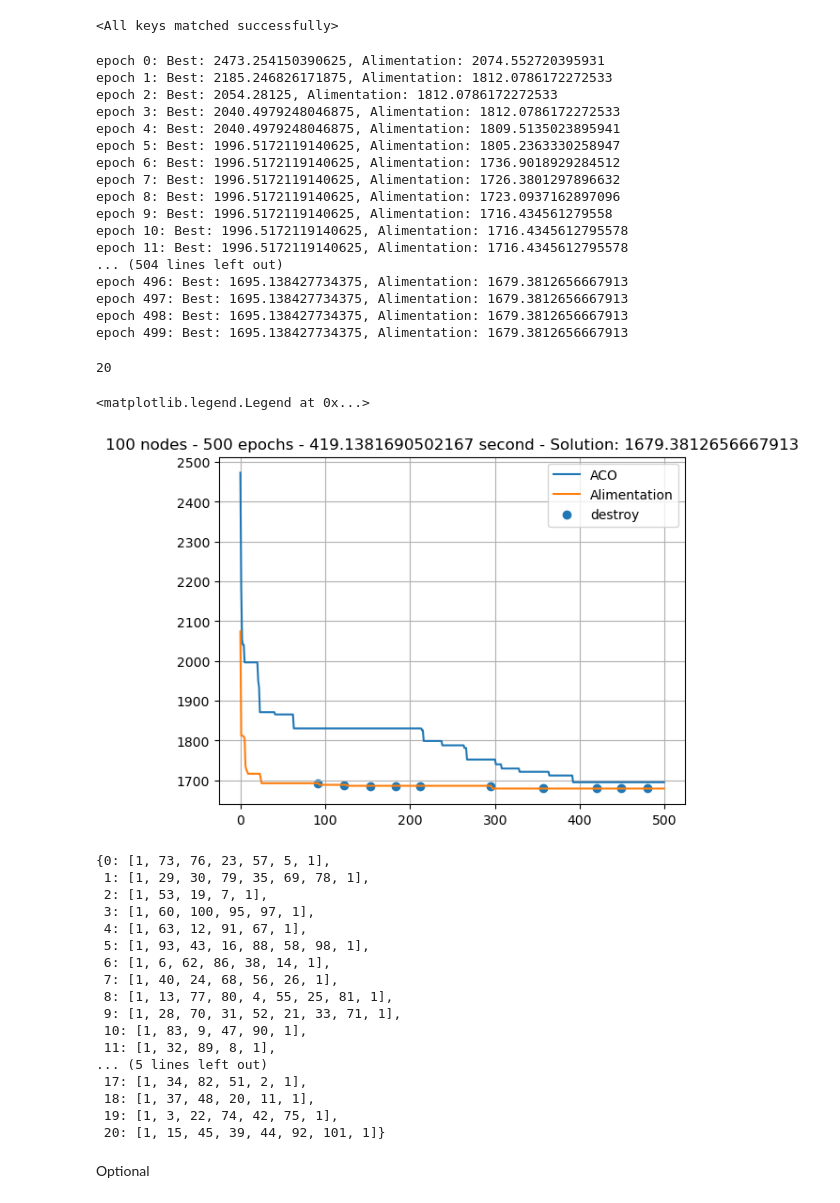
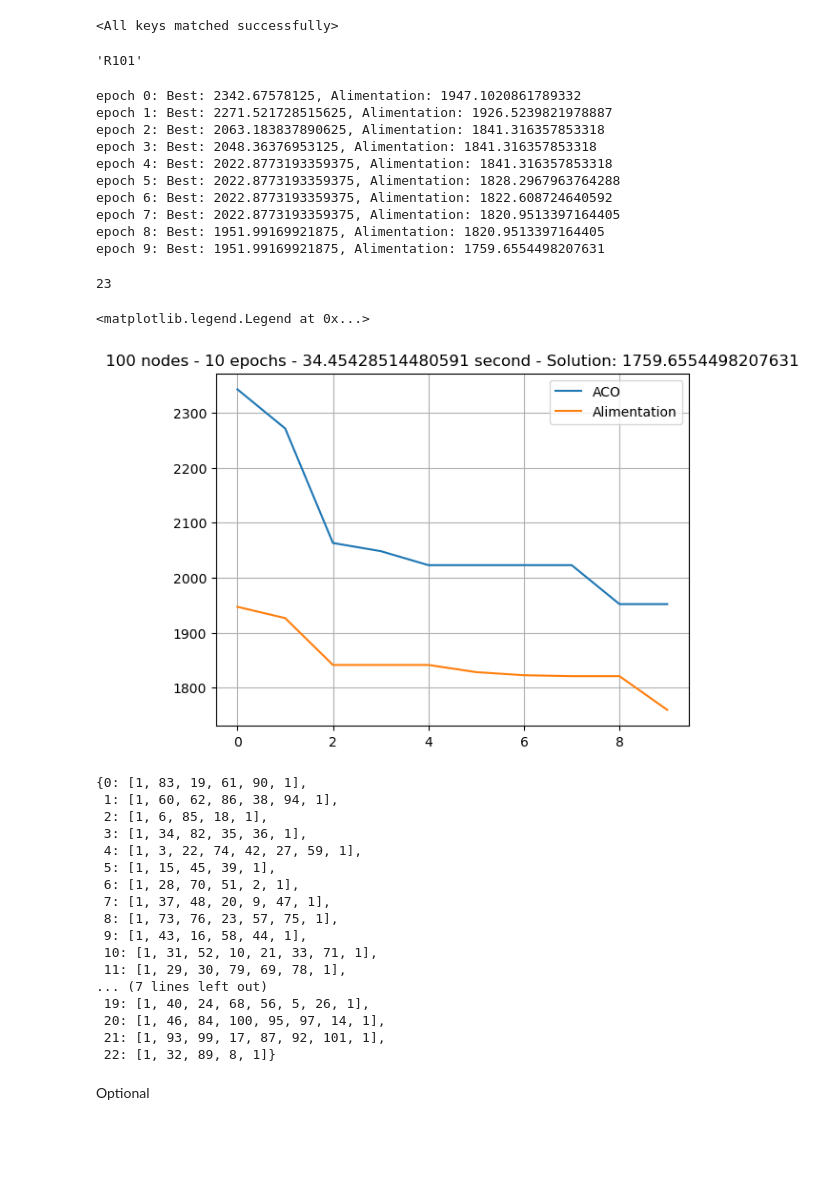
Before and after one commit to langkhachhoha/AMO-ACO-Inference, a Jupyter notebook: AMO-ACO.ipynb, the cells around one changed output. Saved outputs shown, nothing was run; the diff lists cells and outputs as text; code cells hidden in the pictures; blank space fills up the shorter version.

```diff
--- a/AMO-ACO.ipynb
+++ b/AMO-ACO.ipynb
@@ -52,6 +53,12 @@ colony.customer_cord()
 colony.euclidean_distance()
 colony.width_window()
 _ = colony.path_pheromon()
+# %%
+with open('Data.txt', 'r') as f:
+    name = f.readline()
+name.rstrip()
+# %% [output]
+'R101'
 # %%
 def convert_dict(path): # path: tensor depot 0(m,)
     path += 1
@@ -84,7 +91,7 @@ def update_btnt(path, cost, pheromone, effort, k_candidate, prob_to_update, rewa
     return reward_coff, pheromone
 # %%
 import time
-max_iteration = 500
+max_iteration = 10
 n_customer = len(data)
 k_candidate = 100
 prob_to_update = 0.05
@@ -231,58 +238,51 @@ for k in range(max_iteration):
 t2 = time.time()
 time_run = t2-t1
 # %% [output]
-epoch 0: Best: 2473.254150390625, Alimentation: 2074.552720395931
-epoch 1: Best: 2185.246826171875, Alimentation: 1812.0786172272533
-epoch 2: Best: 2054.28125, Alimentation: 1812.0786172272533
-epoch 3: Best: 2040.4979248046875, Alimentation: 1812.0786172272533
-epoch 4: Best: 2040.4979248046875, Alimentation: 1809.5135023895941
-epoch 5: Best: 1996.5172119140625, Alimentation: 1805.2363330258947
-epoch 6: Best: 1996.5172119140625, Alimentation: 1736.9018929284512
-epoch 7: Best: 1996.5172119140625, Alimentation: 1726.3801297896632
-epoch 8: Best: 1996.5172119140625, Alimentation: 1723.0937162897096
-epoch 9: Best: 1996.5172119140625, Alimentation: 1716.434561279558
-epoch 10: Best: 1996.5172119140625, Alimentation: 1716.4345612795578
-epoch 11: Best: 1996.5172119140625, Alimentation: 1716.4345612795578
-... (504 lines left out)
-epoch 496: Best: 1695.138427734375, Alimentation: 1679.3812656667913
-epoch 497: Best: 1695.138427734375, Alimentation: 1679.3812656667913
-epoch 498: Best: 1695.138427734375, Alimentation: 1679.3812656667913
-epoch 499: Best: 1695.138427734375, Alimentation: 1679.3812656667913
+epoch 0: Best: 2342.67578125, Alimentation: 1947.1020861789332
+epoch 1: Best: 2271.521728515625, Alimentation: 1926.5239821978887
+epoch 2: Best: 2063.183837890625, Alimentation: 1841.316357853318
+epoch 3: Best: 2048.36376953125, Alimentation: 1841.316357853318
+epoch 4: Best: 2022.8773193359375, Alimentation: 1841.316357853318
+epoch 5: Best: 2022.8773193359375, Alimentation: 1828.2967963764288
+epoch 6: Best: 2022.8773193359375, Alimentation: 1822.608724640592
+epoch 7: Best: 2022.8773193359375, Alimentation: 1820.9513397164405
+epoch 8: Best: 1951.99169921875, Alimentation: 1820.9513397164405
+epoch 9: Best: 1951.99169921875, Alimentation: 1759.6554498207631
 # %%
 max_route
 # %% [output]
-20
+23
 # %%
 import matplotlib.pyplot as plt
 plt.plot(torch.arange(max_iteration), best_data, label = 'ACO')
 plt.plot(torch.arange(max_iteration), best_cost_data, label = 'Alimentation')
-plt.scatter(torch.tensor(destroy_data), torch.tensor(best_cost_data)[torch.tensor(destroy_data)], label = 'destroy')
+# plt.scatter(torch.tensor(destroy_data), torch.tensor(best_cost_data)[torch.tensor(destroy_data)], label = 'destroy')
 plt.title("{} nodes - {} epochs - {} second - Solution: {}".format(cfg.graph_size ,max_iteration, time_run, best_cost))
 plt.grid()
 plt.legend()
 # %% [output]
 <matplotlib.legend.Legend at 0x...>
-[figure, old version]
+[figure, new version]
 # %%
 final_path
 # %% [output]
-{0: [1, 73, 76, 23, 57, 5, 1],
- 1: [1, 29, 30, 79, 35, 69, 78, 1],
- 2: [1, 53, 19, 7, 1],
- 3: [1, 60, 100, 95, 97, 1],
- 4: [1, 63, 12, 91, 67, 1],
- 5: [1, 93, 43, 16, 88, 58, 98, 1],
- 6: [1, 6, 62, 86, 38, 14, 1],
- 7: [1, 40, 24, 68, 56, 26, 1],
- 8: [1, 13, 77, 80, 4, 55, 25, 81, 1],
- 9: [1, 28, 70, 31, 52, 21, 33, 71, 1],
- 10: [1, 83, 9, 47, 90, 1],
- 11: [1, 32, 89, 8, 1],
-... (5 lines left out)
- 17: [1, 34, 82, 51, 2, 1],
- 18: [1, 37, 48, 20, 11, 1],
- 19: [1, 3, 22, 74, 42, 75, 1],
- 20: [1, 15, 45, 39, 44, 92, 101, 1]}
+{0: [1, 83, 19, 61, 90, 1],
+ 1: [1, 60, 62, 86, 38, 94, 1],
+ 2: [1, 6, 85, 18, 1],
+ 3: [1, 34, 82, 35, 36, 1],
+ 4: [1, 3, 22, 74, 42, 27, 59, 1],
+ 5: [1, 15, 45, 39, 1],
+ 6: [1, 28, 70, 51, 2, 1],
+ 7: [1, 37, 48, 20, 9, 47, 1],
+ 8: [1, 73, 76, 23, 57, 75, 1],
+ 9: [1, 43, 16, 58, 44, 1],
+ 10: [1, 31, 52, 10, 21, 33, 71, 1],
+ 11: [1, 29, 30, 79, 69, 78, 1],
+... (7 lines left out)
+ 19: [1, 40, 24, 68, 56, 5, 26, 1],
+ 20: [1, 46, 84, 100, 95, 97, 14, 1],
+ 21: [1, 93, 99, 17, 87, 92, 101, 1],
+ 22: [1, 32, 89, 8, 1]}
 # %% [markdown]
 Optional
 # %%
```
Also changed, not shown: parts of 6 cells of this notebook, 2 other files.
